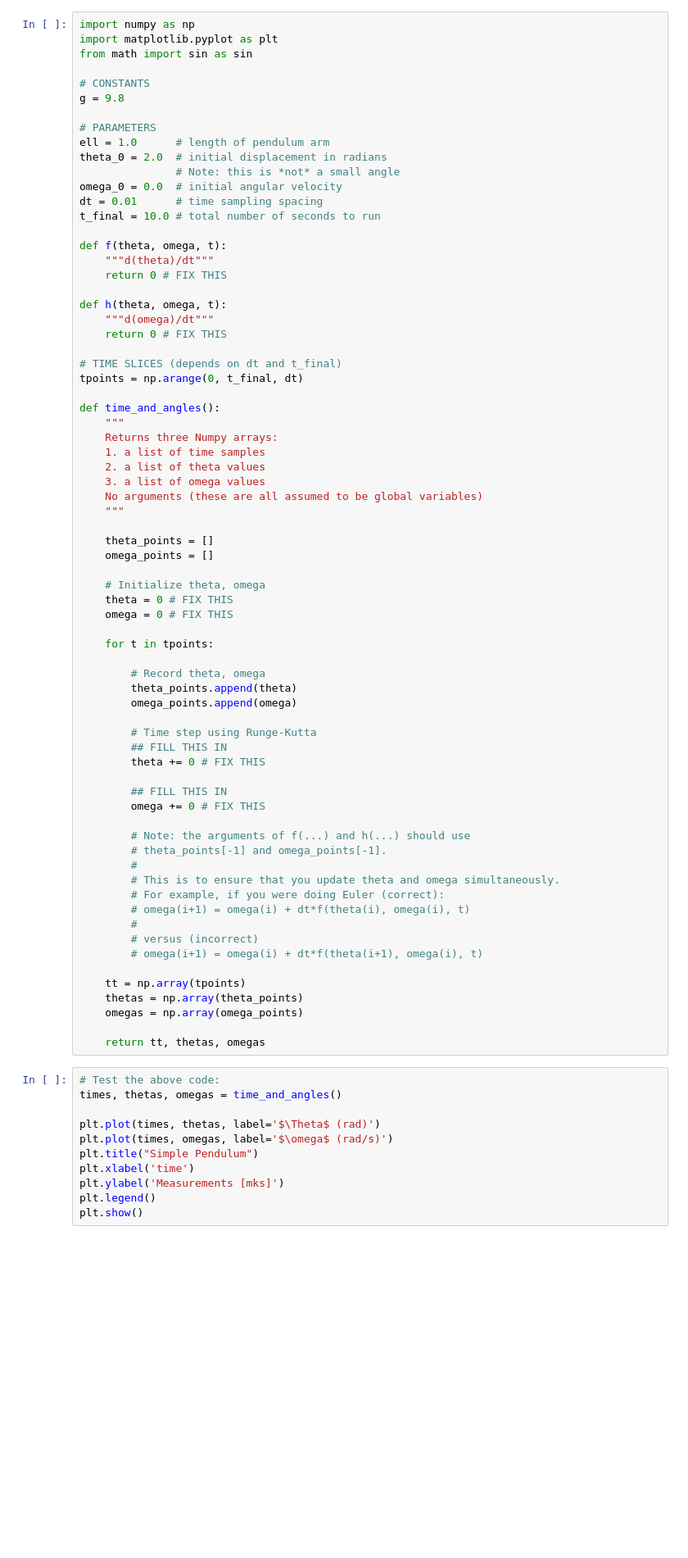
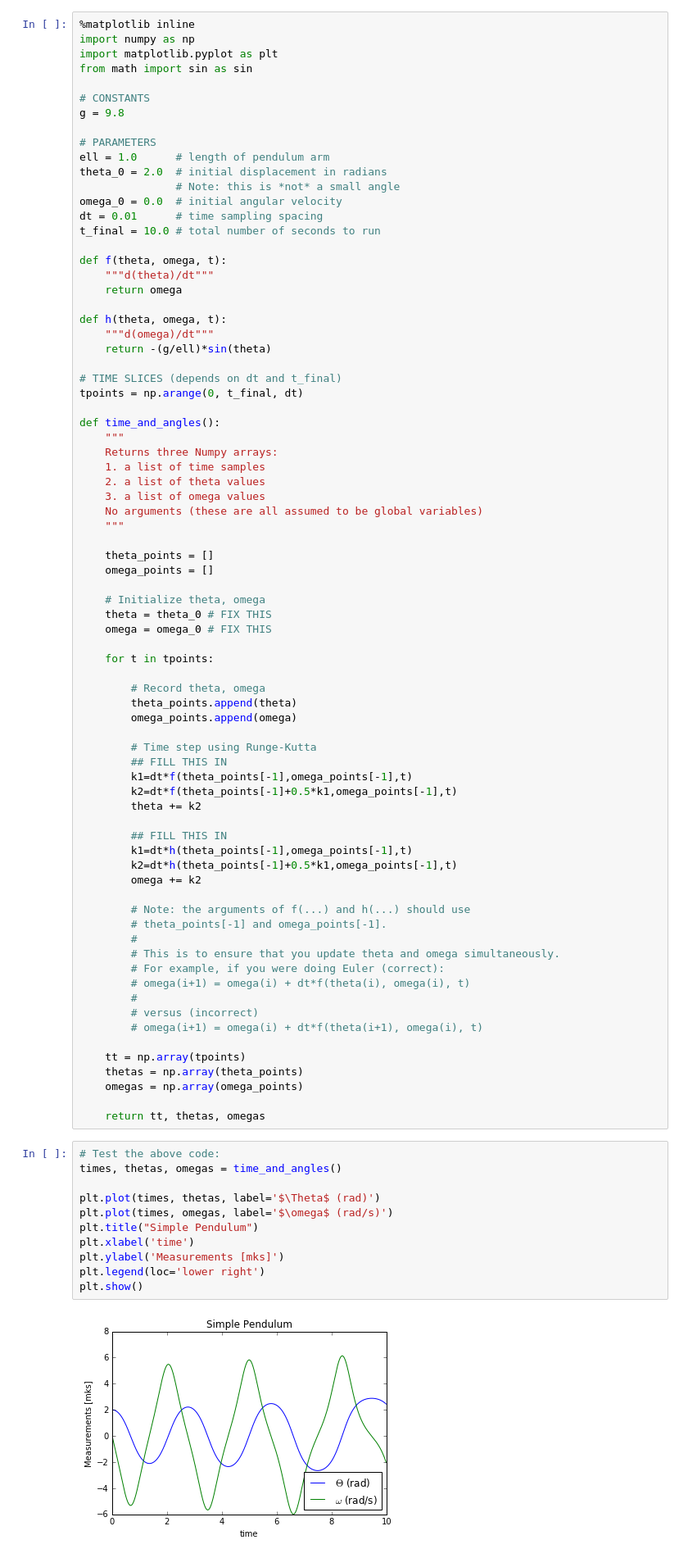
Before and after one commit to whick002/Homework04, a Jupyter notebook: Homework 4 .ipynb, the cells around one changed output. Shown at 82% size. Saved outputs shown, nothing was run; the diff lists cells and outputs as text; blank space fills up the shorter version.

```diff
--- a/Homework 4 .ipynb
+++ b/Homework 4 .ipynb
@@ -41,6 +41,7 @@ In other words, the outputs of `time_and_theta(ell, theta_0)` are the required i
 
 **Remark**: We're using global variables again. This isn't always a good practice, but it will be convenient.
 # %%
+%matplotlib inline
 import numpy as np
 import matplotlib.pyplot as plt
 from math import sin as sin
@@ -58,11 +59,11 @@ t_final = 10.0 # total number of seconds to run
 
 def f(theta, omega, t):
     """d(theta)/dt"""
-    return 0 # FIX THIS
+    return omega
 
 def h(theta, omega, t):
     """d(omega)/dt"""
-    return 0 # FIX THIS
+    return -(g/ell)*sin(theta)
 
 # TIME SLICES (depends on dt and t_final)
 tpoints = np.arange(0, t_final, dt)
@@ -80,8 +81,8 @@ def time_and_angles():
     omega_points = []
 
     # Initialize theta, omega
-    theta = 0 # FIX THIS
-    omega = 0 # FIX THIS
+    theta = theta_0 # FIX THIS
+    omega = omega_0 # FIX THIS
 
     for t in tpoints:
 
@@ -91,10 +92,14 @@ def time_and_angles():
 
         # Time step using Runge-Kutta
         ## FILL THIS IN
-        theta += 0 # FIX THIS
+        k1=dt*f(theta_points[-1],omega_points[-1],t)
+        k2=dt*f(theta_points[-1]+0.5*k1,omega_points[-1],t)
+        theta += k2
 
         ## FILL THIS IN
-        omega += 0 # FIX THIS
+        k1=dt*h(theta_points[-1],omega_points[-1],t)
+        k2=dt*h(theta_points[-1]+0.5*k1,omega_points[-1],t)
+        omega += k2
 
         # Note: the arguments of f(...) and h(...) should use
         # theta_points[-1] and omega_points[-1].
@@ -114,14 +119,16 @@ def time_and_angles():
 # %%
 # Test the above code:
 times, thetas, omegas = time_and_angles()
 
 plt.plot(times, thetas, label='$\Theta$ (rad)')
 plt.plot(times, omegas, label='$\omega$ (rad/s)')
 plt.title("Simple Pendulum")
 plt.xlabel('time')
 plt.ylabel('Measurements [mks]')
-plt.legend()
+plt.legend(loc='lower right')
 plt.show()
+# %% [output]
+[figure, added]
 # %% [markdown]
 Your code above should produce:
 <img src="HW4_simple_pendulum.png">
```
Also changed, not shown: parts of 19 cells of this notebook.
